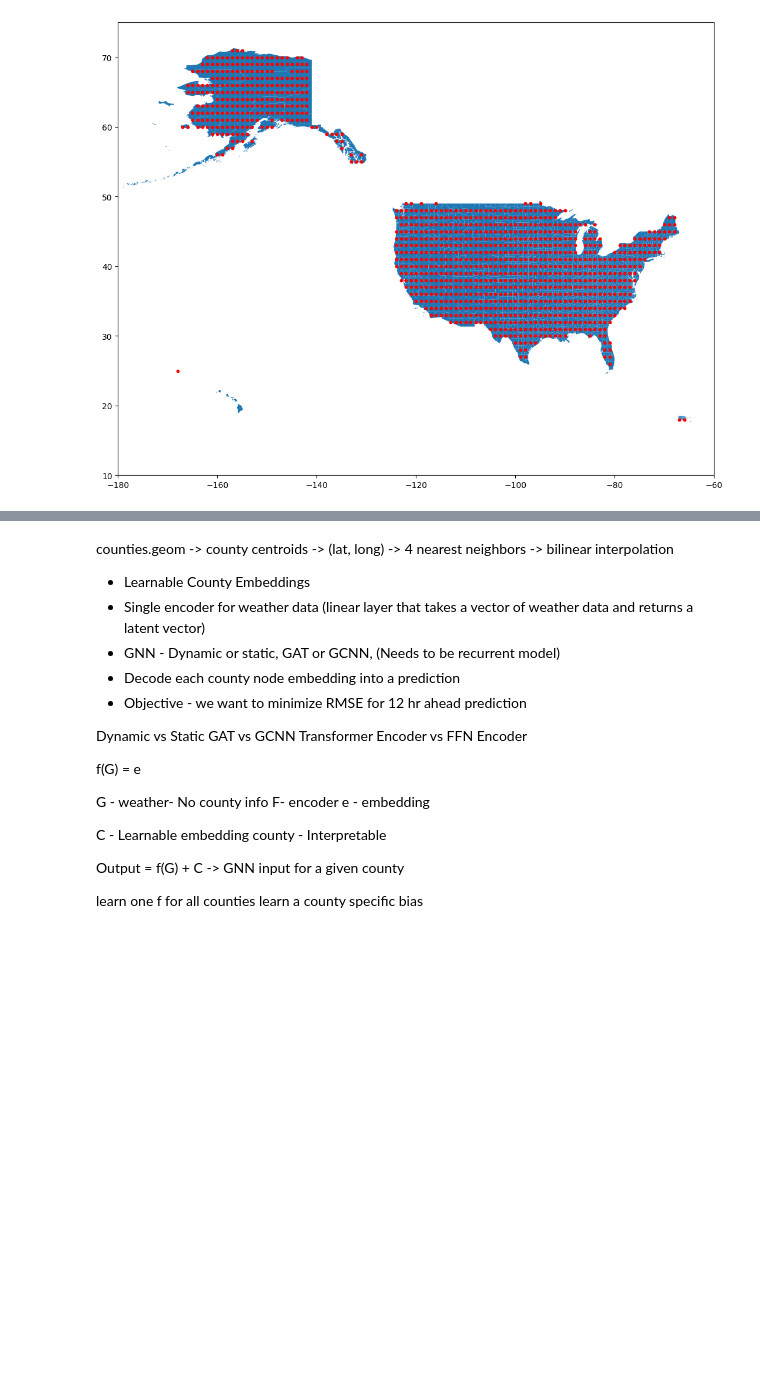
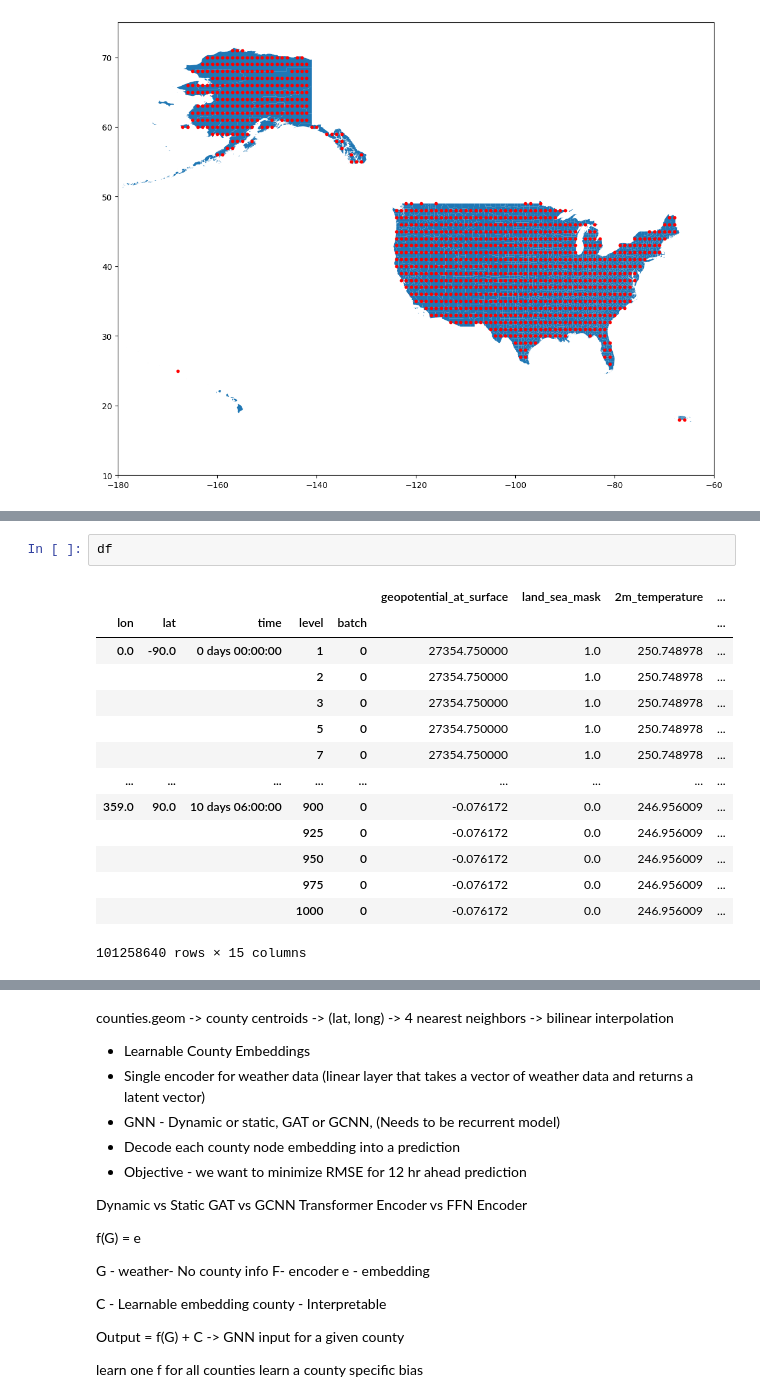
Before and after one commit to arrdel/power-outage-prediction, a Jupyter notebook: src/model.ipynb, the cells around one changed output, grey strips where cells are left out. Saved outputs shown, nothing was run; the diff lists cells and outputs as text; blank space fills up the shorter version.

```diff
--- a/src/model.ipynb
+++ b/src/model.ipynb
@@ -179,0 +279,17 @@ ax.set_ylim(10,75)
+# %%
+df
+# %% [output]
+|  |  |  |  |  | geopotential_at_surface | land_sea_mask | 2m_temperature | ... |
+| lon | lat | time | level | batch |  |  |  | ... |
+| 0.0 | -90.0 | 0 days 00:00:00 | 1 | 0 | 27354.750000 | 1.0 | 250.748978 | ... |
+|  |  |  | 2 | 0 | 27354.750000 | 1.0 | 250.748978 | ... |
+|  |  |  | 3 | 0 | 27354.750000 | 1.0 | 250.748978 | ... |
+|  |  |  | 5 | 0 | 27354.750000 | 1.0 | 250.748978 | ... |
+|  |  |  | 7 | 0 | 27354.750000 | 1.0 | 250.748978 | ... |
+| ... | ... | ... | ... | ... | ... | ... | ... | ... |
+| 359.0 | 90.0 | 10 days 06:00:00 | 900 | 0 | -0.076172 | 0.0 | 246.956009 | ... |
+|  |  |  | 925 | 0 | -0.076172 | 0.0 | 246.956009 | ... |
+|  |  |  | 950 | 0 | -0.076172 | 0.0 | 246.956009 | ... |
+|  |  |  | 975 | 0 | -0.076172 | 0.0 | 246.956009 | ... |
+|  |  |  | 1000 | 0 | -0.076172 | 0.0 | 246.956009 | ... |
+101258640 rows × 15 columns
```
Also changed, not shown: parts of 11 cells of this notebook.
